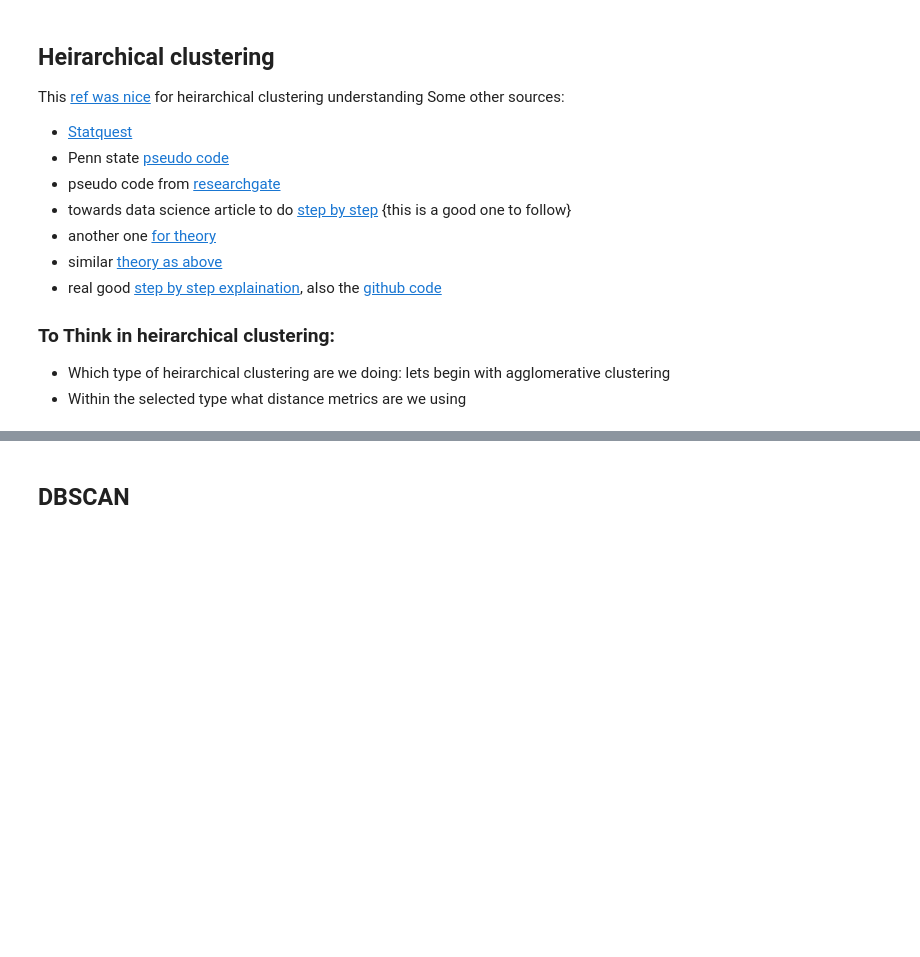
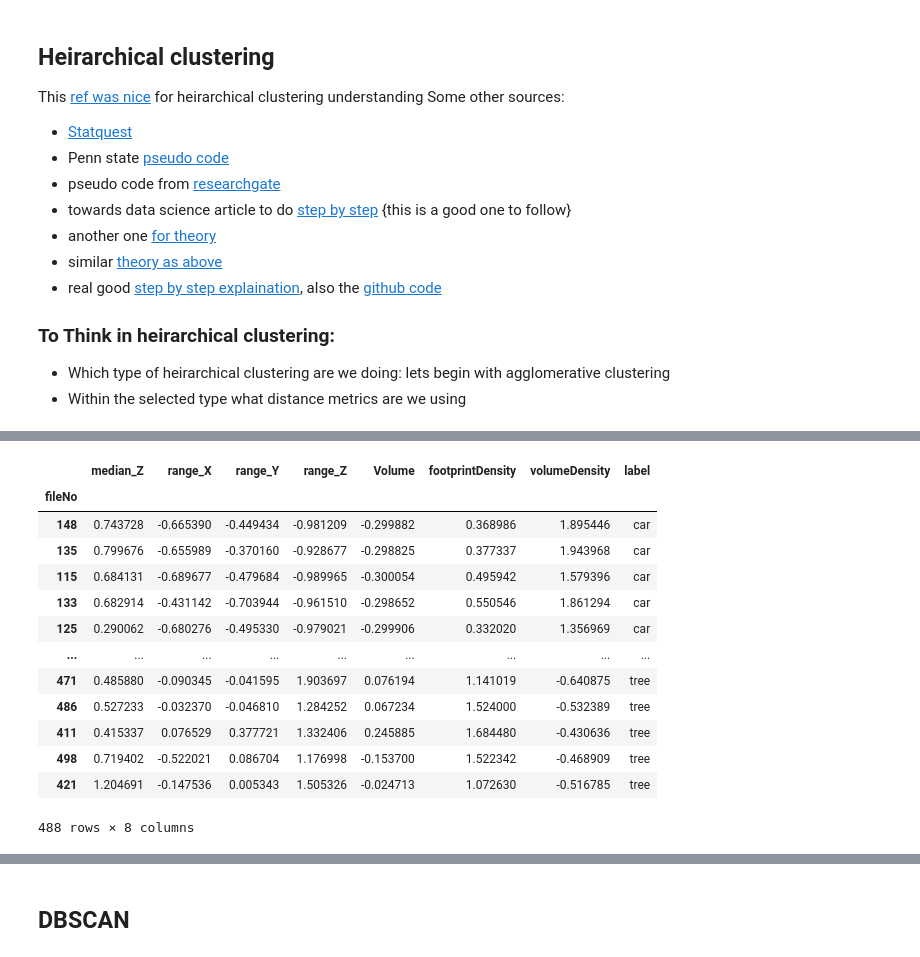
Before and after one commit to pratyush1611/GEO5017_Assignments, a Jupyter notebook: asg01.ipynb, the cells around one changed output, grey strips where cells are left out. Cells and saved outputs as stored; diff of their text form; code cells hidden in the pictures; blank space fills up the shorter version.

```diff
--- a/asg01.ipynb
+++ b/asg01.ipynb
@@ -350,22 +284,6 @@ Some other sources:
 ### To Think in heirarchical clustering:
 * Which type of heirarchical clustering are we doing: lets begin with agglomerative clustering
 * Within the selected type what distance metrics are we using
-# %%
-
-tempDF = standardFeatureDF.iloc[:,:-1].copy()
-
-def heirarch_clust(dataDF):
-    distances = eucDist(standardFeatureDF.drop('label', axis=1))
-
-    pass
-
-
-# calculate distances
-# maybe change the distance computation
-distMatDF = pd.DataFrame( distance_matrix(tempDF.values, tempDF.values), index = tempDF.index, columns = tempDF.index)
-# distMatDF = pd.DataFrame( np.tril(distMatDF),  index = tempDF.index, columns = tempDF.index)
-distMatDF = distMatDF.where(distMatDF!=0, np.nan)
-distMatDF
 # %% [markdown]
 
 devise new distance matrix and then repeat the sequence:
@@ -494,0 +404,36 @@ after {'node1': [398, 376, [373, 372, 384], [432, 407], [359, 322, 394, [334, 30
+# %%
+clustCheck = hierarchical(standardFeatureDF)
+clustersList = clustCheck[list(clustCheck.keys())[-1]]["fullnodes"]
+
+def flatten(l):
+    try:
+        return flatten(l[0]) + (flatten(l[1:]) if len(l) > 1 else []) if type(l) is list else [l]
+    except IndexError:
+        return []
+
+# clusters are hardcoded in the following variables
+cluster1Indices = flatten(clustersList[0][0][0][0])
+cluster2Indices = flatten(clustersList[0][0][0][1])
+cluster3Indices = flatten(clustersList[0][0][1])
+cluster4Indices = flatten(clustersList[0][1])
+cluster5Indices = flatten(clustersList[1])
+
+
+HeirarchicalClusters = [standardFeatureDF.loc[i] for i in [cluster1Indices,cluster2Indices,cluster3Indices,cluster4Indices,cluster5Indices] ]
+# %%
+HeirarchicalClusters[0]
+# %% [output]
+|  | median_Z | range_X | range_Y | range_Z | Volume | footprintDensity | volumeDensity | label |
+| fileNo |  |  |  |  |  |  |  |  |
+| 148 | 0.743728 | -0.665390 | -0.449434 | -0.981209 | -0.299882 | 0.368986 | 1.895446 | car |
+| 135 | 0.799676 | -0.655989 | -0.370160 | -0.928677 | -0.298825 | 0.377337 | 1.943968 | car |
+| 115 | 0.684131 | -0.689677 | -0.479684 | -0.989965 | -0.300054 | 0.495942 | 1.579396 | car |
+| 133 | 0.682914 | -0.431142 | -0.703944 | -0.961510 | -0.298652 | 0.550546 | 1.861294 | car |
+| 125 | 0.290062 | -0.680276 | -0.495330 | -0.979021 | -0.299906 | 0.332020 | 1.356969 | car |
+| ... | ... | ... | ... | ... | ... | ... | ... | ... |
+| 471 | 0.485880 | -0.090345 | -0.041595 | 1.903697 | 0.076194 | 1.141019 | -0.640875 | tree |
+| 486 | 0.527233 | -0.032370 | -0.046810 | 1.284252 | 0.067234 | 1.524000 | -0.532389 | tree |
+| 411 | 0.415337 | 0.076529 | 0.377721 | 1.332406 | 0.245885 | 1.684480 | -0.430636 | tree |
+| 498 | 0.719402 | -0.522021 | 0.086704 | 1.176998 | -0.153700 | 1.522342 | -0.468909 | tree |
+| 421 | 1.204691 | -0.147536 | 0.005343 | 1.505326 | -0.024713 | 1.072630 | -0.516785 | tree |
+488 rows × 8 columns
```
Also changed, not shown: parts of 34 cells of this notebook.
